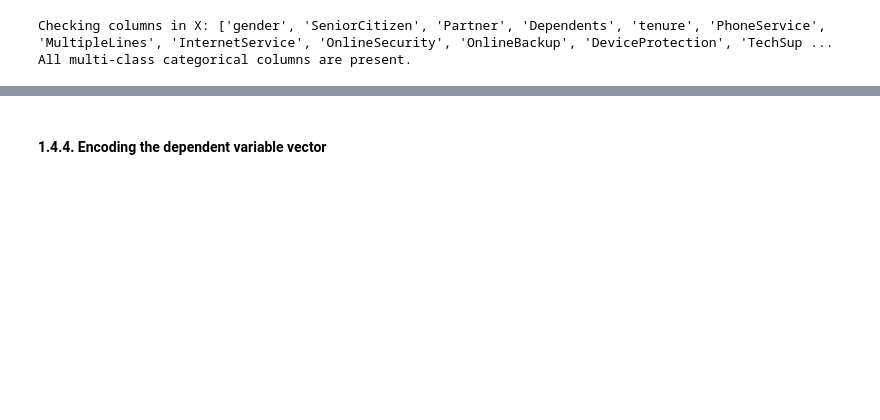
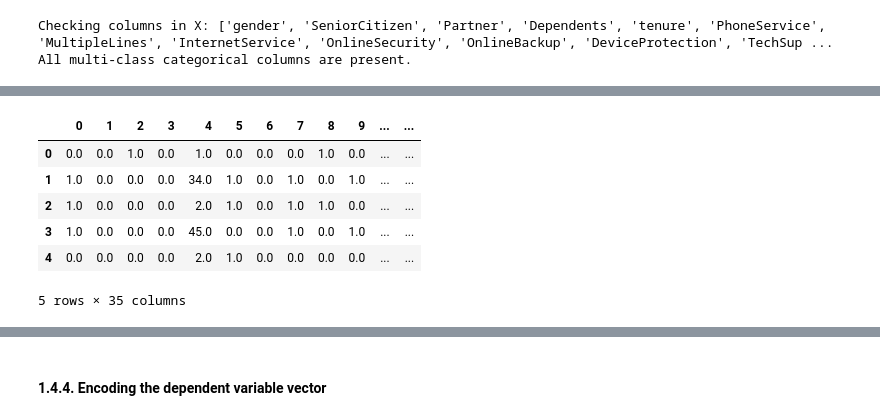
Before and after one commit to codedbyseosy/Exploratory-Data-Analysis-EDA-Project, a Jupyter notebook: Customer Churn Prediction/notebooks/02_modelling.ipynb, the cells around one changed output, grey strips where cells are left out. Cells and saved outputs as stored; diff of their text form; code cells hidden in the pictures; blank space fills up the shorter version.

Commit message:
Encoded the categorical features

```diff
--- a/Customer Churn Prediction/notebooks/02_modelling.ipynb
+++ b/Customer Churn Prediction/notebooks/02_modelling.ipynb
@@ -525,5 +566,7 @@ Categorical cols: Index(['gender', 'Partner', 'Dependents', 'PhoneService', 'Mul
 # %%
-for col in x_cat:
+cat_cols = x_cat_1.tolist() + x_cat_2.tolist()
+
+for col in cat_cols:
     print(f"Unique Values for the '{col}' Column")
     print(dataset[col].unique())
     print('=' * 50)
@@ -554,14 +597,12 @@ binary_cols = ['gender', 'Partner', 'Dependents', 'PhoneService',
                'DeviceProtection', 'TechSupport', 'StreamingTV',
                'StreamingMovies','PaperlessBilling', 'PaymentMethod']   # Binary-class
 
-multi_cat_cols = ['InternetService', 'Contract']  # Multi-class
+multi_cat_cols = ['InternetService', 'Contract', 'tenure_bin']  # Multi-class
 
-numeric_cols = ['SeniorCitizen', 'tenure', 'MonthlyCharges', 'TotalCharges',
-                'MonthlyCharges_log', 'TotalCharges_log', 'EstimatedTotalCharges',
+numeric_cols = ['SeniorCitizen', 'tenure', 'MonthlyCharges_log', 'TotalCharges_log',
                 'EstimatedTotalCharges_log', 'charge_diff', 'missing_charge_flag',
                 'contract_loyalty', 'contract_length', 'contract_progress',
-                'ServiceCount', 'charge_tenure_ratio', 'charge_tenure_ratio_log',
-                'high_engagement_loyalty'] # Numerical cols
+                'ServiceCount', 'charge_tenure_ratio_log', 'high_engagement_loyalty'] # Numerical cols
 # %%
 # Make sure these columns exist before encoding
 print("Checking columns in X:", X_untransformed.columns.tolist())
@@ -607,3 +648,0 @@ print(X_untransformed.head())  # Show first few rows
-# %%
-# Dropping the original colums
-X_untransformed.drop(['TotalCharges', 'MonthlyCharges'], axis=1, inplace=True)
@@ -617,6 +655,6 @@ numeric_cols = ['SeniorCitizen', 'tenure', 'TotalCharges_log', 'MonthlyCharges_l
 # %%
 # One-hot encode multi-class categorical columns while still a DataFrame
-X_encoded = pd.get_dummies(X_untransformed, columns=multi_cat_cols)
+X_encoded = pd.get_dummies(data=X_untransformed, columns=multi_cat_cols)
 
 feature_names = X_encoded.columns  # save column names
 
@@ -633,2 +675,14 @@ X_df.head(10)
+# %%
+X_df = pd.DataFrame(X)
+print("\n")
+X_df.head()
+# %% [output]
+|  | 0 | 1 | 2 | 3 | 4 | 5 | 6 | 7 | 8 | 9 | ... | ... |
+| 0 | 0.0 | 0.0 | 1.0 | 0.0 | 1.0 | 0.0 | 0.0 | 0.0 | 1.0 | 0.0 | ... | ... |
+| 1 | 1.0 | 0.0 | 0.0 | 0.0 | 34.0 | 1.0 | 0.0 | 1.0 | 0.0 | 1.0 | ... | ... |
+| 2 | 1.0 | 0.0 | 0.0 | 0.0 | 2.0 | 1.0 | 0.0 | 1.0 | 1.0 | 0.0 | ... | ... |
+| 3 | 1.0 | 0.0 | 0.0 | 0.0 | 45.0 | 0.0 | 0.0 | 1.0 | 0.0 | 1.0 | ... | ... |
+| 4 | 0.0 | 0.0 | 0.0 | 0.0 | 2.0 | 1.0 | 0.0 | 0.0 | 0.0 | 0.0 | ... | ... |
+5 rows × 35 columns
 # %%
 X.shape
```
Also changed, not shown: parts of 19 cells of this notebook.
